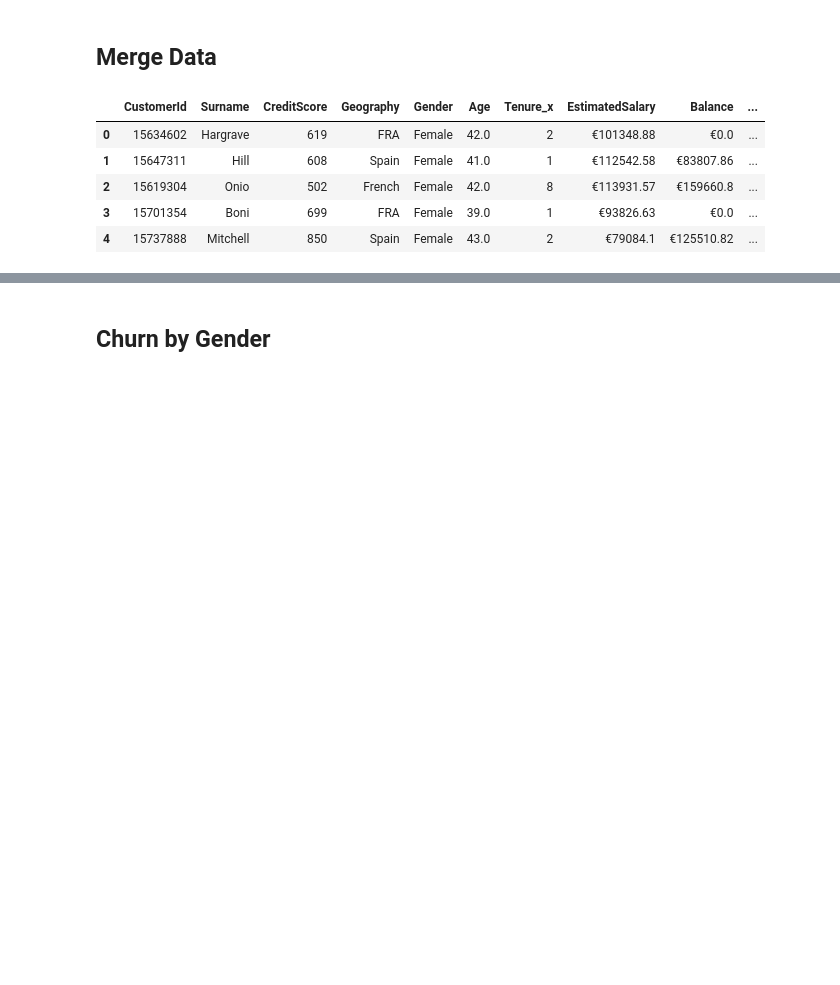
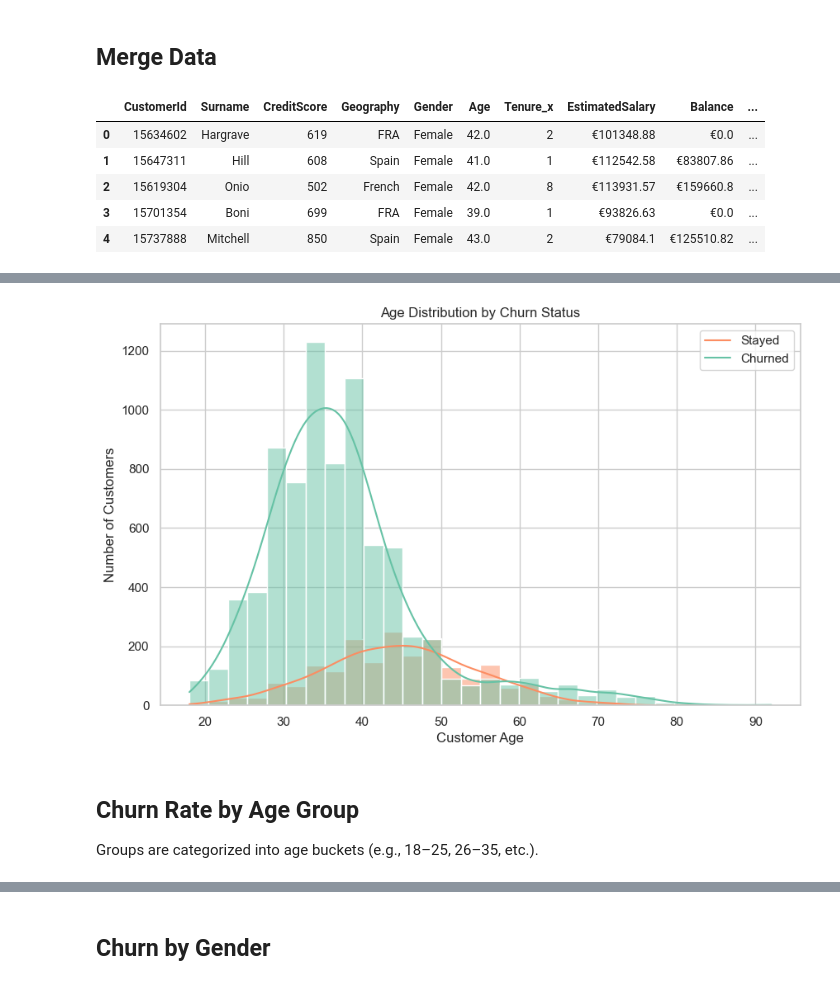
Before and after one commit to ChinenyeNoraOkey/Bank-Customers-Data-Analysis, a Jupyter notebook: Bank Customer Churn Analysis.ipynb, the cells around one changed output, grey strips where cells are left out. Saved outputs shown, nothing was run; the diff lists cells and outputs as text; code cells hidden in the pictures; blank space fills up the shorter version.

```diff
--- a/Bank Customer Churn Analysis.ipynb
+++ b/Bank Customer Churn Analysis.ipynb
@@ -174,0 +208,13 @@ plt.savefig('Customer Churn Distribution.png')
+# %%
+plt.figure(figsize=(10,6))
+sns.histplot(data=merged_df, x='Age', hue='Exited', bins=30, kde=True, palette='Set2')
+plt.title('Age Distribution by Churn Status')
+plt.xlabel('Customer Age')
+plt.ylabel('Number of Customers')
+plt.legend(['Stayed', 'Churned'])
+plt.show()
+# %% [output]
+[figure, added]
+# %% [markdown]
+## Churn Rate by Age Group
+Groups are categorized into age buckets (e.g., 18–25, 26–35, etc.).
```
Also changed, not shown: parts of 57 cells of this notebook, 7 other files.
